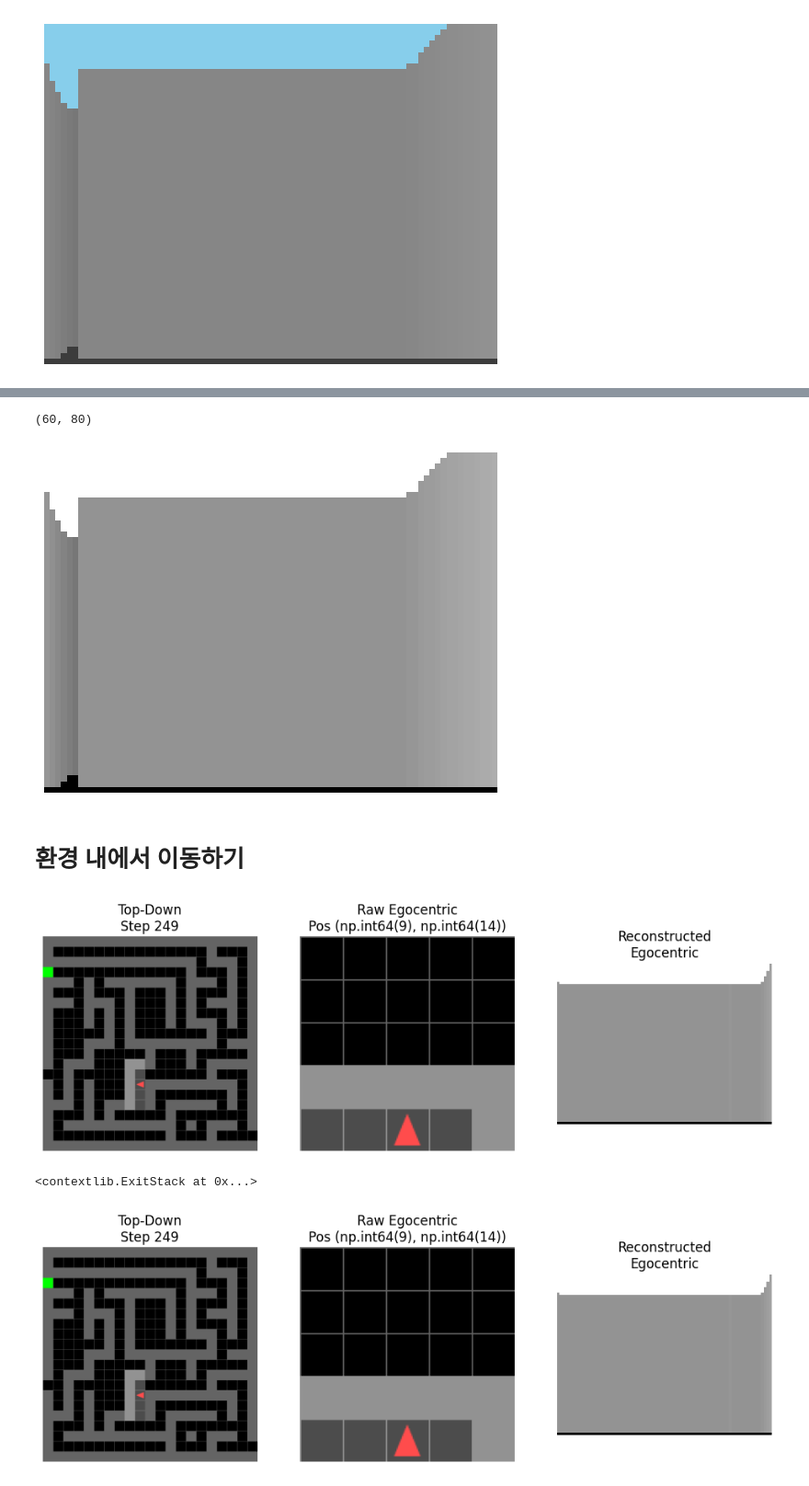
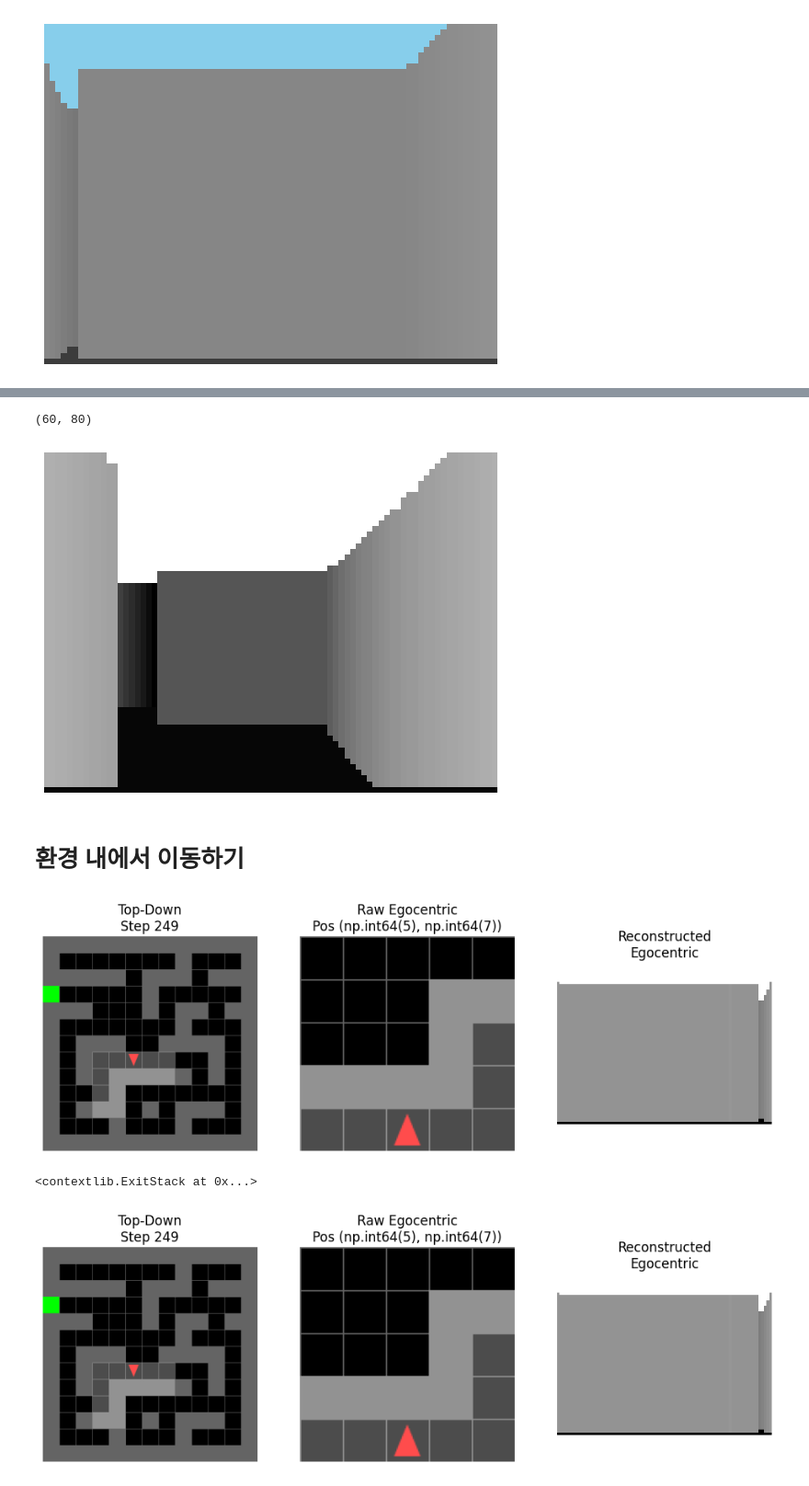
Before and after one commit to jongminpark88/Comp_neuro_final, a Jupyter notebook: notebooks/env_test.ipynb, the cells around one changed output, grey strips where cells are left out. Shown: that part at 92% size. Drawn from its saved outputs; the diff is of its cells as text; code cells hidden in the pictures.

```diff
--- a/notebooks/env_test.ipynb
+++ b/notebooks/env_test.ipynb
@@ -49,7 +49,7 @@ obs['view']는 3가지 key를 가진 딕셔너리
 # %%
 # 1) 원본 env
 base_env = CustomMazeEnv(
-    layout_id="c",
+    layout_id="d",
     goal_pos=(0,3),
     view_size=5,
     max_steps=250,
@@ -117,13 +117,13 @@ plt.axis("off")
 plt.show()
 # %% [output]
 (60, 80)
-[figure, old version]
+[figure, new version]
 # %% [markdown]
 # 환경 내에서 이동하기
 # %%
 # 1) Base env + 픽셀Obs 래퍼
 base_env = CustomMazeEnv(
-    layout_id="c",
+    layout_id="d",
     goal_pos=(0,3),
     view_size=5,
     max_steps=250,
@@ -158,33 +158,33 @@ while not done:
     ax1.clear()
     ax1.imshow(top_down)
     ax1.set_title(f"Top-Down\nStep {obs['timestep']}")
     ax1.axis("off")
 
     # 2) Raw egocentric
     ax2.clear()
     ax2.imshow(fp_view)
     ax2.set_title(f"Raw Egocentric\nPos {obs['position']}")
     ax2.axis("off")
 
     # 3) Reconstructed view
     ax3.clear()
     ax3.imshow(egocentric_view, cmap="gray")
     ax3.set_title("Reconstructed\nEgocentric")
     ax3.axis("off")
 
     display.display(fig)
     #plt.pause(0.1)
 
     # 다음 스텝
     action = env.action_space.sample()
     obs, reward, terminated, truncated, _ = env.step(action)
     done = terminated or truncated
 
     if reward > 0:
         print(f"🎉 Goal reached at step {obs['timestep']} Pos {obs['position']}")
 
 plt.ioff()
 # %% [output]
-[figure, old version]
+[figure, new version]
 <contextlib.ExitStack at 0x...>
-[figure, old version]
+[figure, new version]
```
Also changed, not shown: parts of 3 cells of this notebook, 3 other files.
